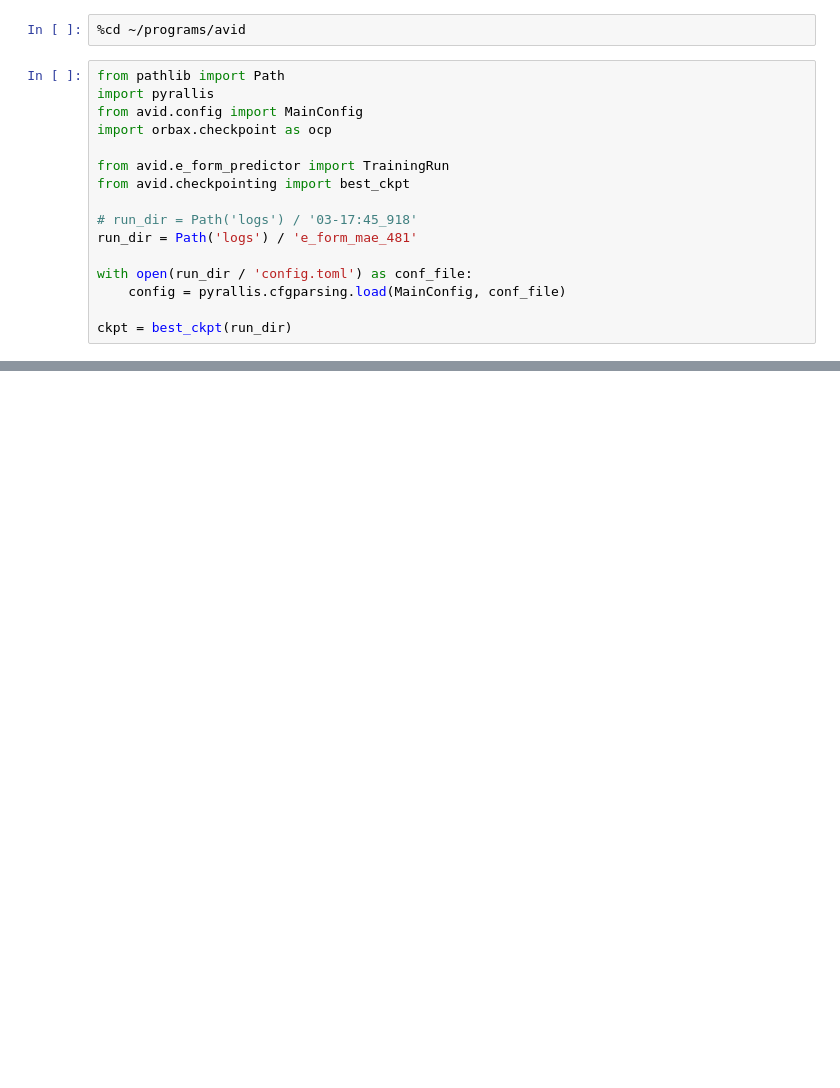
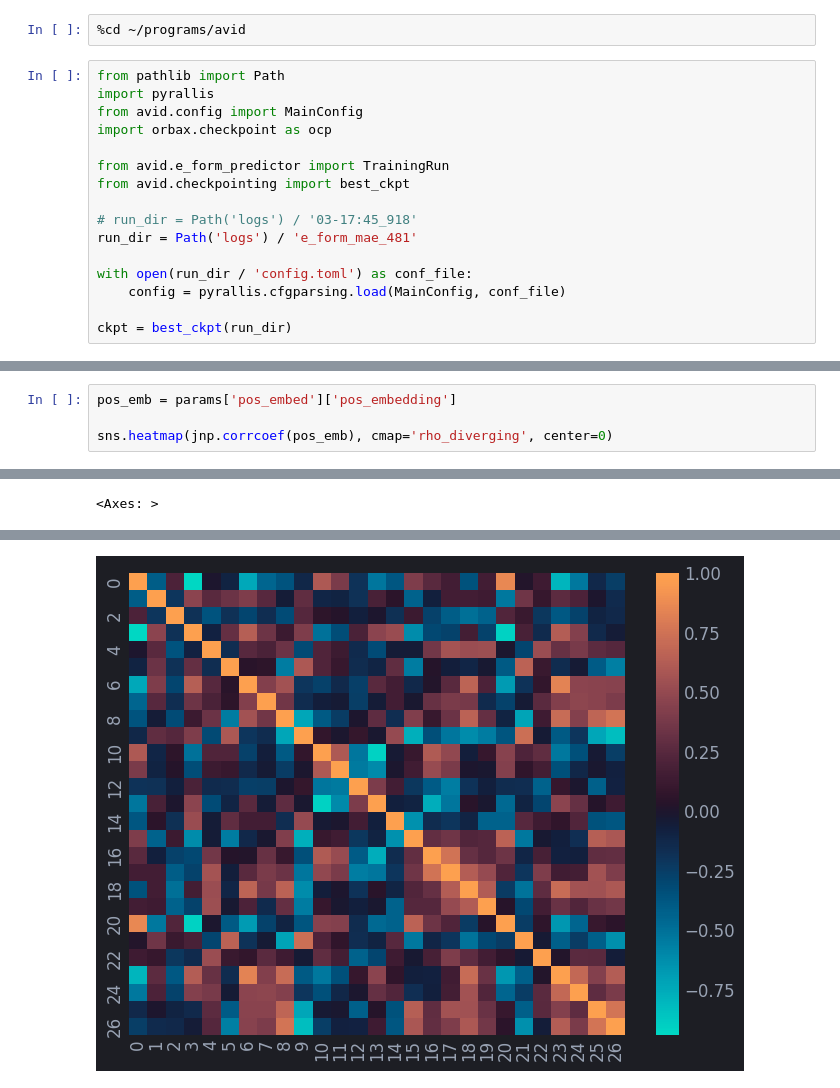
Before and after one commit to nicholas-miklaucic/avid, a Jupyter notebook: notebooks/embedding-visual.ipynb, the cells around one changed output, grey strips where cells are left out. Drawn from its saved outputs; the diff is of its cells as text; blank space fills up the shorter version.

```diff
--- a/notebooks/embedding-visual.ipynb
+++ b/notebooks/embedding-visual.ipynb
@@ -36,0 +73,5 @@ debug_structure(ckpt);
+# %%
+pos_emb = params['pos_embed']['pos_embedding']
+
+sns.heatmap(jnp.corrcoef(pos_emb), cmap='rho_diverging', center=0)
+# %% [output]
@@ -36,0 +79 @@ debug_structure(ckpt);
+<Axes: >
@@ -36,0 +81 @@ debug_structure(ckpt);
+[figure, added]
```
Also changed, not shown: parts of 6 cells of this notebook, 19 other files.
